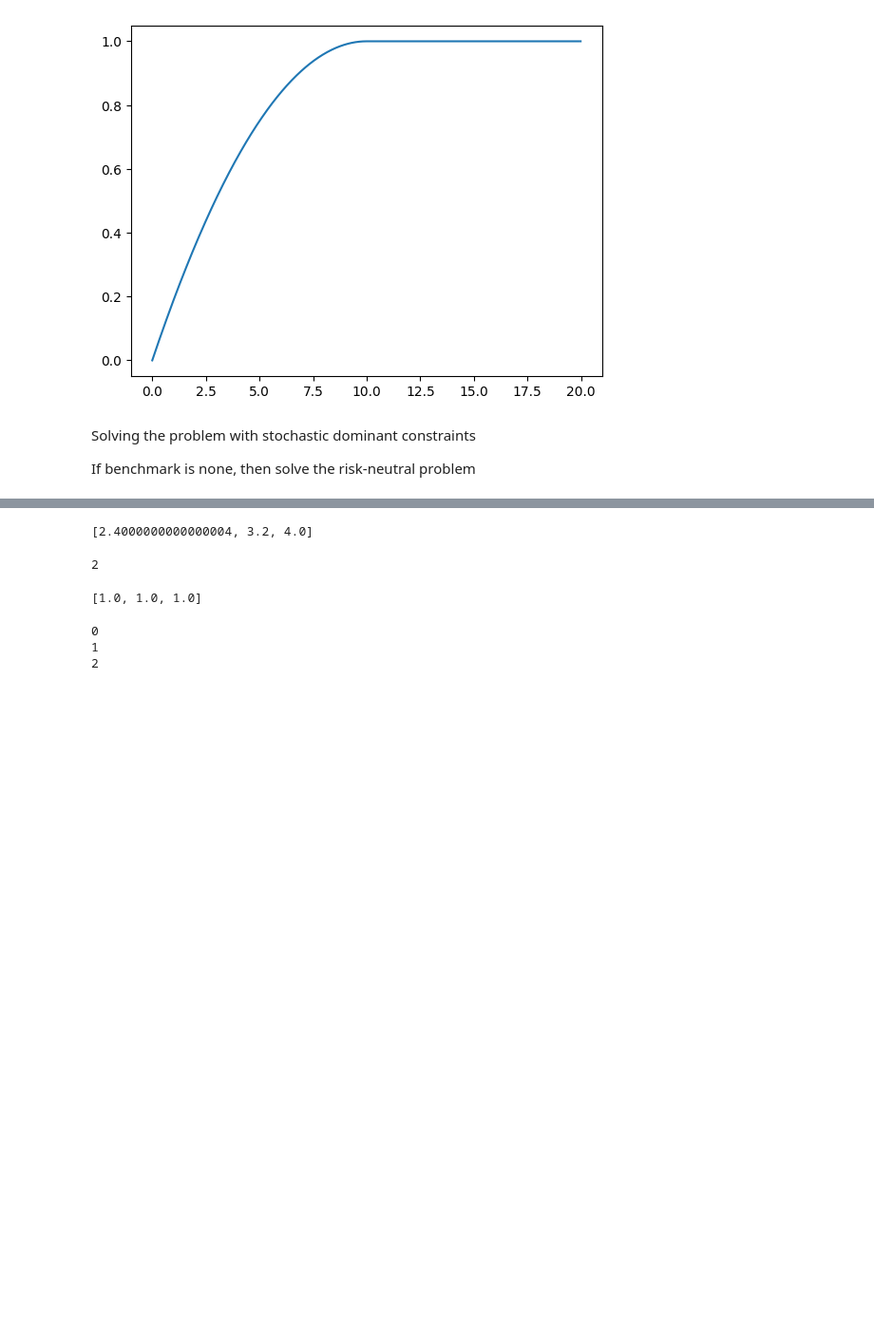
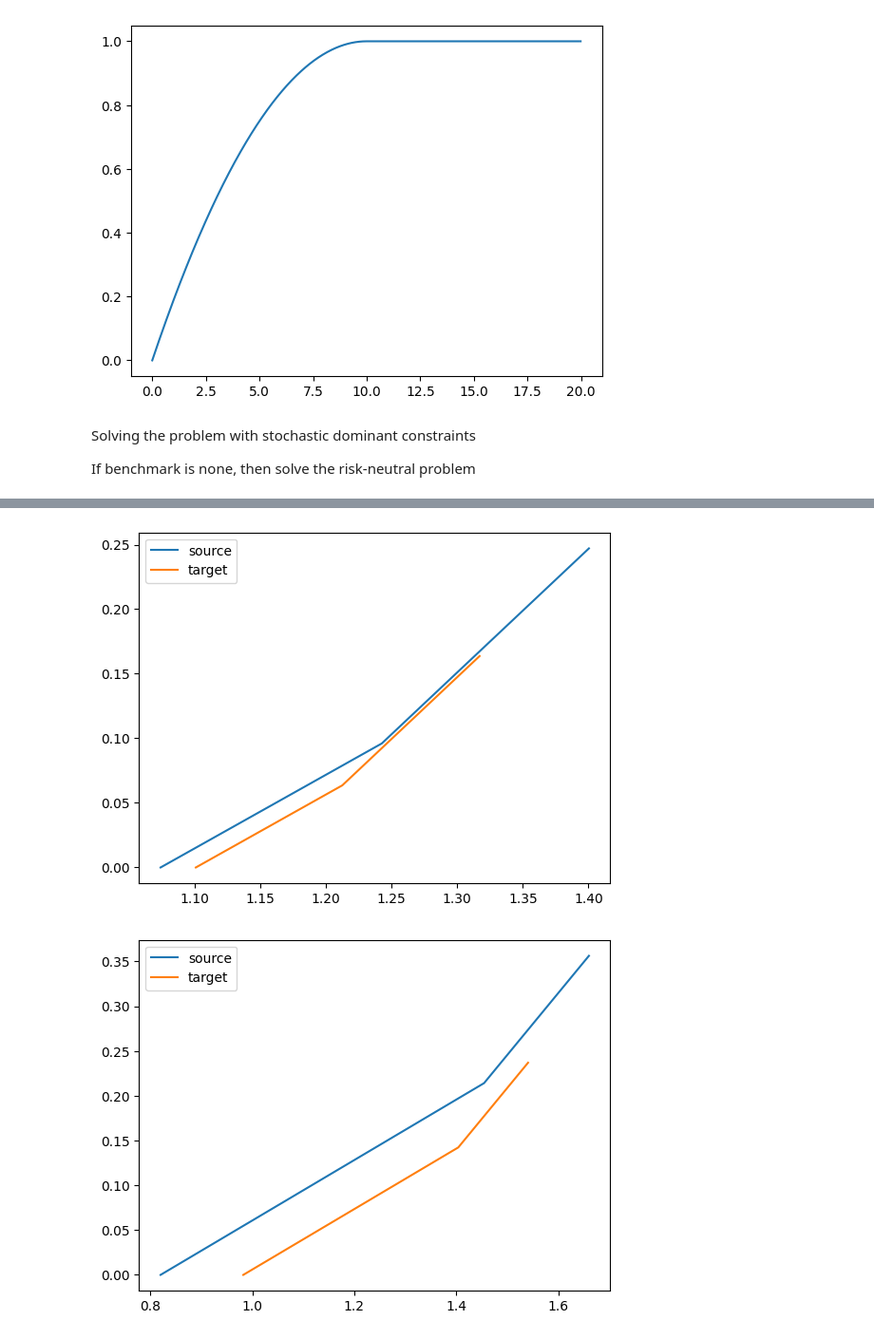
Before and after one commit to songyesog2000/three_stage_stoachstic_programming_w_SSD, a Jupyter notebook: Mingsong.ipynb, the cells around one changed output, grey strips where cells are left out. Shown at 95% size. Saved outputs shown, nothing was run; the diff lists cells and outputs as text; code cells hidden in the pictures; blank space fills up the shorter version.

```diff
--- a/Mingsong.ipynb
+++ b/Mingsong.ipynb
@@ -442,5 +394,0 @@ bm
-# %%
-print(x_start)
-x, val_s, val_t = masterproblem(x_start, meta_parameter, scenario,bm)
-print(x)
-print(val_s)
@@ -579,15 +512,9 @@ def masterproblem_shift(x_start, meta_parameter, scenario, bm, \
     S = meta_parameter['number of S scenario']
     T = meta_parameter['number of T scenario']
 
-
-
-    # if bm is none we consider risk-neutral solution
     if bm is None:
         bm = [None for i in range(S)]
 
-    # nvm
-    # assert S == len(scenario)-1, f" S not equal:"
-    # assert T == len(scenario[0][0]), f"T not equal"
 
     prob_s = [ scenario[s]['prob'] for s in range(S)]
 
@@ -604,7 +531,7 @@ def masterproblem_shift(x_start, meta_parameter, scenario, bm, \
 
     mp.addConstr( x.sum() <= K )
 
-    mp.setParam('OutputFlag', 1)
+    mp.setParam('OutputFlag', 0)
 
     it = 0 #iteration
 
@@ -613,7 +540,7 @@ def masterproblem_shift(x_start, meta_parameter, scenario, bm, \
     i_cut = 0
     shift = [0 for i in range(S)]
     while (it<max_it):
-        print('it', it)
+        # print('it', it)
         optm_sec_stage = [0 for i in range(S)]
 
         feas_sec_stage = True
@@ -621,7 +548,7 @@ def masterproblem_shift(x_start, meta_parameter, scenario, bm, \
         v_t = []
         #obj cut & feas cut
         for s in range(S):
-            print('S',s)
+            # print('S',s)
             subdiff, feas, val, val_t, shift[s] = subproblem_shift(x_it, meta_parameter, scenario[s],
                                                                 bm[s], penalty_shit)
 
@@ -643,7 +570,7 @@ def masterproblem_shift(x_start, meta_parameter, scenario, bm, \
             v_t.append(val_t)
 
         mp.optimize()
-        print(mp.display())
+        # print(mp.display())
         if mp.status != GRB.OPTIMAL:
             raise Exception(f'master problem status code {mp.status}')
         x_it = [x[i].x for i in range(n)]
@@ -667,9 +594,11 @@ def masterproblem_shift(x_start, meta_parameter, scenario, bm, \
         print('pre-mature as max iteration number reached')
         return x_it, [v[s].x for s in range(S)], v_t, shift
 # %%
-print(x_start)
-x, val_s, val_t,shift = masterproblem_shift(x_start, meta_parameter, scenario,bm, 20)
+print('start point',x_start)
+bm = generate_bm(meta_parameter,scenario, val_s, val_t, scale=1.5, shift = None)
+x_shift, val_s_shift, val_t_shift,shift = masterproblem_shift(x_start, meta_parameter, scenario,bm, max_it= 100, penalty_shit=.01)
 print(x)
+print(x_shift)
 
 print(shift)
 # %% [output]
@@ -729,26 +609,8 @@ v_bm,v_ssd, x_bm, x_ssd
-# %%
-a=[3+i for i in range(3)]
-[a[i]*0.8 for i in range(len(a))]
-# %% [output]
-[2.4000000000000004, 3.2, 4.0]
-# %%
-def func(x):
-    return x, x**2
-
-(a,_) = func(2)
-a
-# %% [output]
-2
-# %%
-ab = (np.ones(3)).tolist()
-#ab = ab.tolist()
-ab
-# %% [output]
-[1.0, 1.0, 1.0]
-# %%
-for i in range(0,3):
-    print(i)
-# %% [output]
-0
-1
-2
+# %%
+bm_shift = generate_bm(meta_parameter,scenario, val_s_shift, val_t_shift, scale=1)
+bm_shift_y = generate_bm(meta_parameter,scenario, val_s, val_t, scale=1.5, shift = [-tem for tem in shift])
+# %%
+F2_plot(meta_parameter,bm_shift_y, bm_shift)
+# %% [output]
+[figure, added]
+[figure, added]
```
Also changed, not shown: parts of 20 cells of this notebook, 7 other files.
